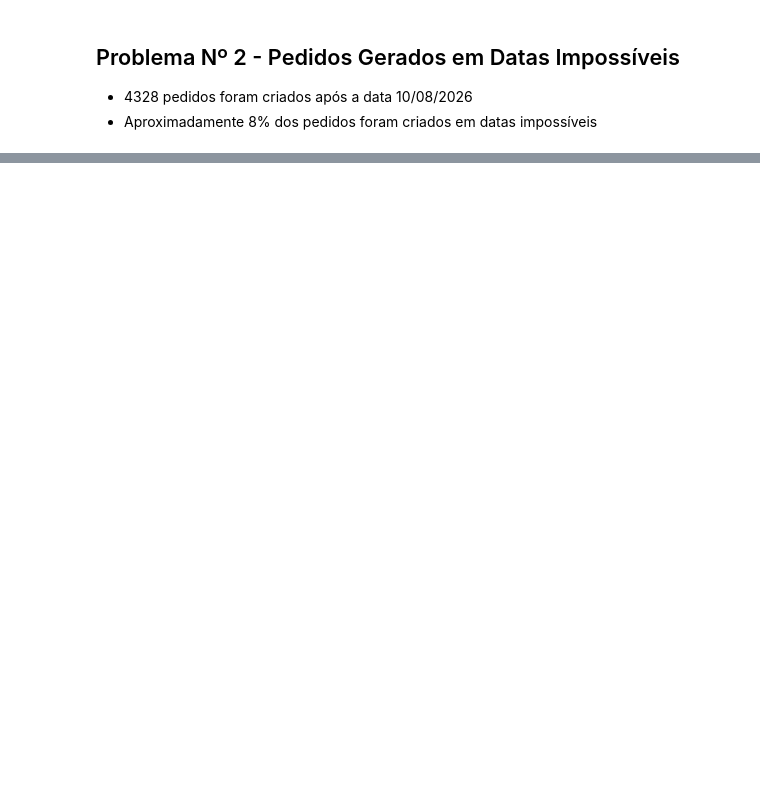
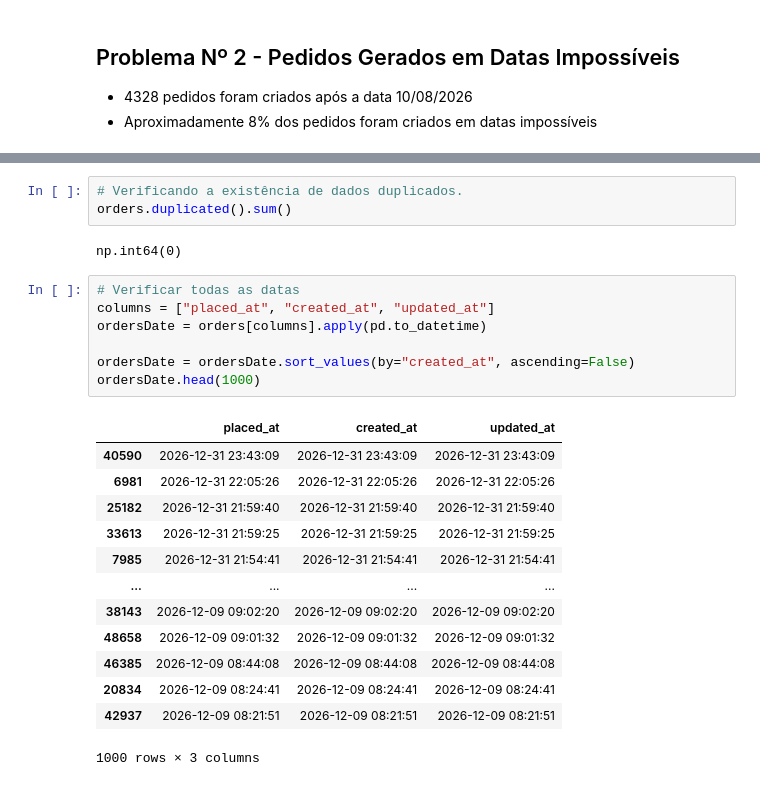
Before and after one commit to vinimendesk/Estudo-de-Caso-Lighthouse-2026, a Jupyter notebook: orders-EDA.ipynb, the cells around one changed output, grey strips where cells are left out. Saved outputs shown, nothing was run; the diff lists cells and outputs as text; blank space fills up the shorter version.

```diff
--- a/orders-EDA.ipynb
+++ b/orders-EDA.ipynb
@@ -105,0 +185,26 @@ np.float64(0.08833013592391527)
+# %%
+# Verificando a existência de dados duplicados.
+orders.duplicated().sum()
+# %% [output]
+np.int64(0)
+# %%
+# Verificar todas as datas
+columns = ["placed_at", "created_at", "updated_at"]
+ordersDate = orders[columns].apply(pd.to_datetime)
+
+ordersDate = ordersDate.sort_values(by="created_at", ascending=False)
+ordersDate.head(1000)
+# %% [output]
+|  | placed_at | created_at | updated_at |
+| 40590 | 2026-12-31 23:43:09 | 2026-12-31 23:43:09 | 2026-12-31 23:43:09 |
+| 6981 | 2026-12-31 22:05:26 | 2026-12-31 22:05:26 | 2026-12-31 22:05:26 |
+| 25182 | 2026-12-31 21:59:40 | 2026-12-31 21:59:40 | 2026-12-31 21:59:40 |
+| 33613 | 2026-12-31 21:59:25 | 2026-12-31 21:59:25 | 2026-12-31 21:59:25 |
+| 7985 | 2026-12-31 21:54:41 | 2026-12-31 21:54:41 | 2026-12-31 21:54:41 |
+| ... | ... | ... | ... |
+| 38143 | 2026-12-09 09:02:20 | 2026-12-09 09:02:20 | 2026-12-09 09:02:20 |
+| 48658 | 2026-12-09 09:01:32 | 2026-12-09 09:01:32 | 2026-12-09 09:01:32 |
+| 46385 | 2026-12-09 08:44:08 | 2026-12-09 08:44:08 | 2026-12-09 08:44:08 |
+| 20834 | 2026-12-09 08:24:41 | 2026-12-09 08:24:41 | 2026-12-09 08:24:41 |
+| 42937 | 2026-12-09 08:21:51 | 2026-12-09 08:21:51 | 2026-12-09 08:21:51 |
+1000 rows × 3 columns
```
Also changed, not shown: parts of 8 cells of this notebook, 4 other files.
